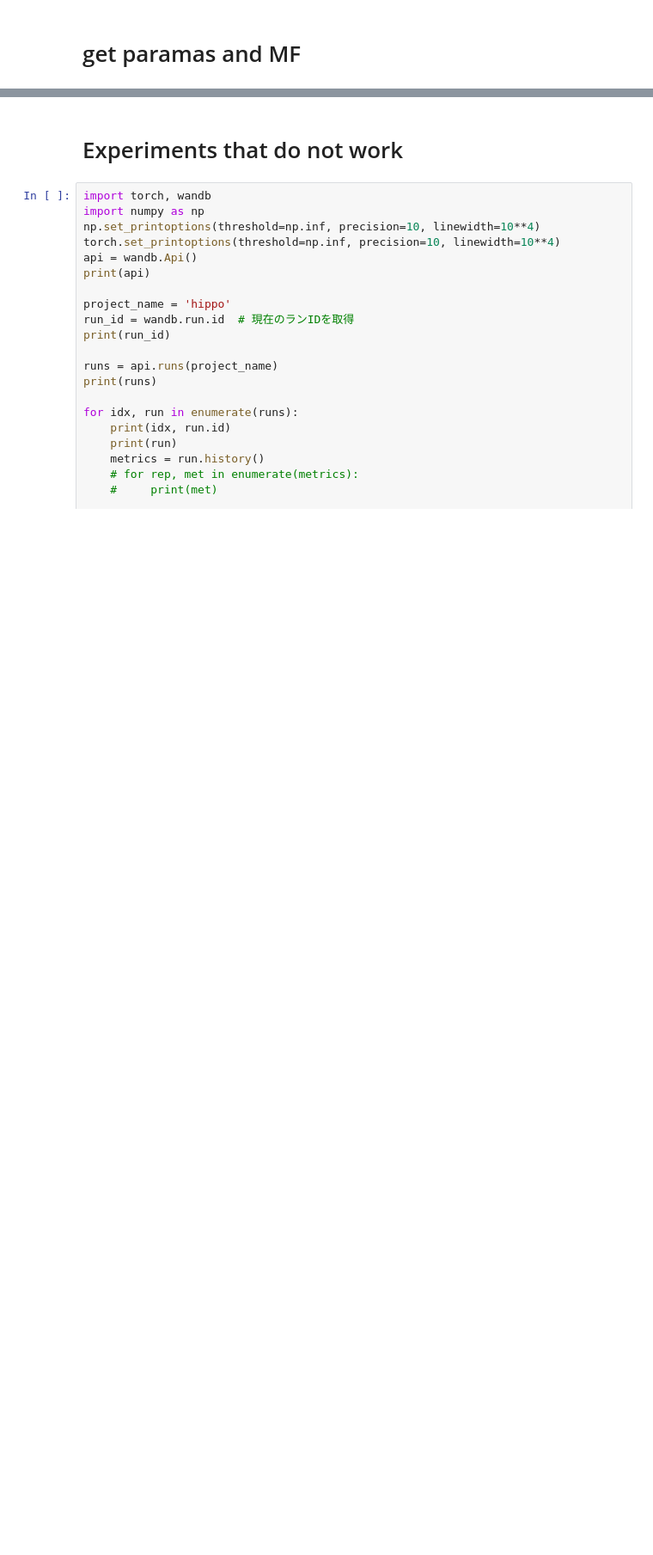
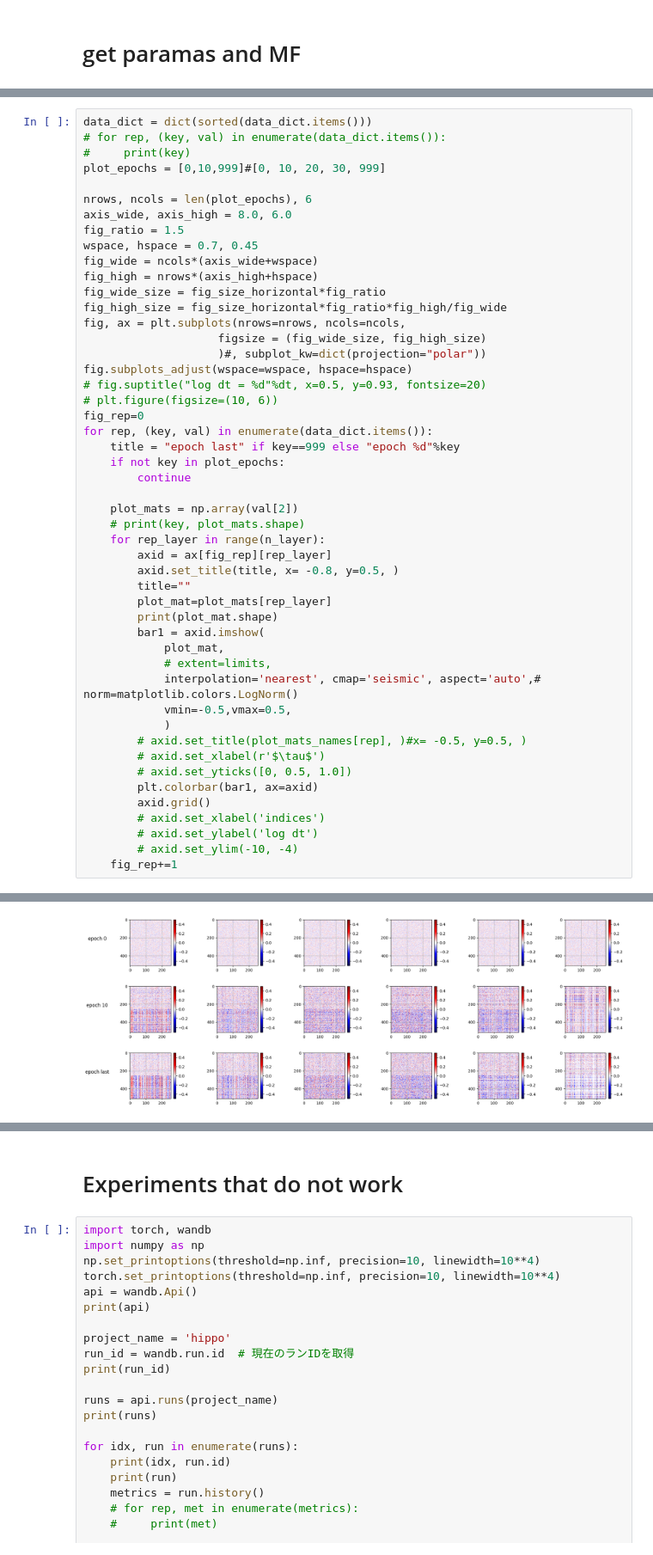
Before and after one commit to jingchuan0guan/ML_application, a Jupyter notebook: s4/check_model.ipynb, the cells around one changed output, grey strips where cells are left out. Shown at 86% size. Saved outputs shown, nothing was run; the diff lists cells and outputs as text; blank space fills up the shorter version.

Commit message:
diff betw epochs layers multiprocess kernellinear

```diff
--- a/s4/check_model.ipynb
+++ b/s4/check_model.ipynb
@@ -235,0 +244,50 @@ for file in files:
+# %%
+data_dict = dict(sorted(data_dict.items()))
+# for rep, (key, val) in enumerate(data_dict.items()):
+#     print(key)
+plot_epochs = [0,10,999]#[0, 10, 20, 30, 999]
+
+nrows, ncols = len(plot_epochs), 6
+axis_wide, axis_high = 8.0, 6.0
+fig_ratio = 1.5
+wspace, hspace = 0.7, 0.45
+fig_wide = ncols*(axis_wide+wspace)
+fig_high = nrows*(axis_high+hspace)
+fig_wide_size = fig_size_horizontal*fig_ratio
+fig_high_size = fig_size_horizontal*fig_ratio*fig_high/fig_wide
+fig, ax = plt.subplots(nrows=nrows, ncols=ncols,
+                    figsize = (fig_wide_size, fig_high_size)
+                    )#, subplot_kw=dict(projection="polar"))
+fig.subplots_adjust(wspace=wspace, hspace=hspace)
+# fig.suptitle("log dt = %d"%dt, x=0.5, y=0.93, fontsize=20)
+# plt.figure(figsize=(10, 6))
+fig_rep=0
+for rep, (key, val) in enumerate(data_dict.items()):
+    title = "epoch last" if key==999 else "epoch %d"%key
+    if not key in plot_epochs:
+        continue
+
+    plot_mats = np.array(val[2])
+    # print(key, plot_mats.shape)
+    for rep_layer in range(n_layer):
+        axid = ax[fig_rep][rep_layer]
+        axid.set_title(title, x= -0.8, y=0.5, )
+        title=""
+        plot_mat=plot_mats[rep_layer]
+        print(plot_mat.shape)
+        bar1 = axid.imshow(
+            plot_mat,
+            # extent=limits,
+            interpolation='nearest', cmap='seismic', aspect='auto',# norm=matplotlib.colors.LogNorm()
+            vmin=-0.5,vmax=0.5,
+            )
+        # axid.set_title(plot_mats_names[rep], )#x= -0.5, y=0.5, )
+        # axid.set_xlabel(r'$\tau$')
+        # axid.set_yticks([0, 0.5, 1.0])
+        plt.colorbar(bar1, ax=axid)
+        axid.grid()
+        # axid.set_xlabel('indices')
+        # axid.set_ylabel('log dt')
+        # axid.set_ylim(-10, -4)
+    fig_rep+=1
+# %% [output]
@@ -236,3 +312,4 @@ for file in files:
+[figure, added]
 # %%
 inputname = ["gauss", "uniform"][1]
 shuff = [True, False][1]
```
Also changed, not shown: parts of 4 cells of this notebook.
